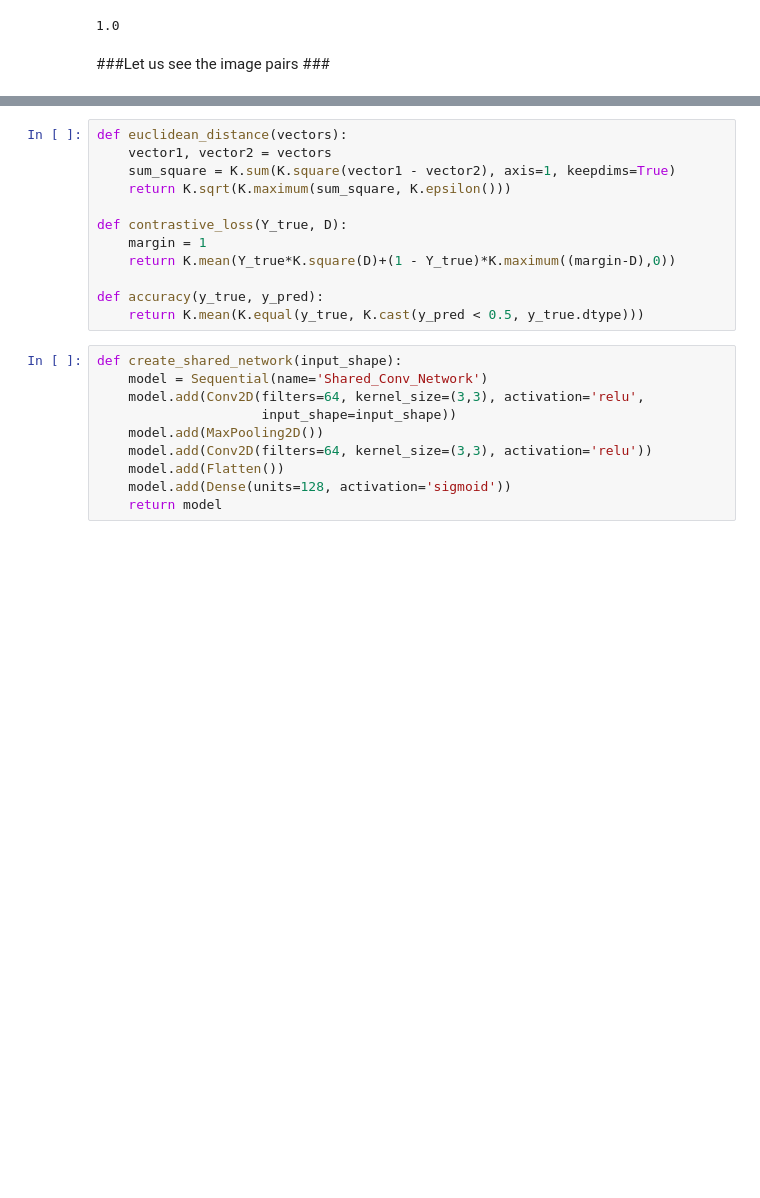
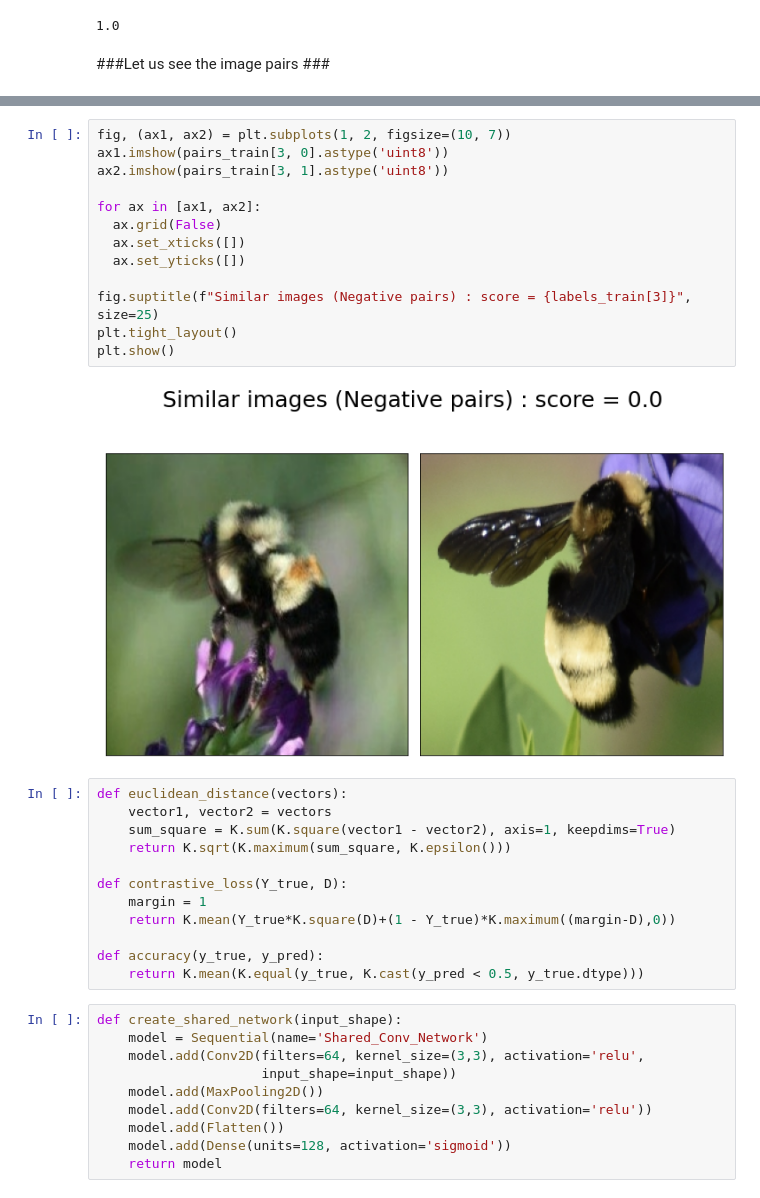
Before and after one commit to demolakstate/bumble_bees_detection, a Jupyter notebook: Siamese_Neural_Network_v8.ipynb, the cells around one changed output, grey strips where cells are left out. Drawn from its saved outputs; the diff is of its cells as text; blank space fills up the shorter version.

```diff
--- a/Siamese_Neural_Network_v8.ipynb
+++ b/Siamese_Neural_Network_v8.ipynb
@@ -133,3 +131,18 @@ Clipping input data to the valid range for imshow with RGB data ([0..1] for floa
+# %%
+fig, (ax1, ax2) = plt.subplots(1, 2, figsize=(10, 7))
+ax1.imshow(pairs_train[3, 0].astype('uint8'))
+ax2.imshow(pairs_train[3, 1].astype('uint8'))
+
+for ax in [ax1, ax2]:
+  ax.grid(False)
+  ax.set_xticks([])
+  ax.set_yticks([])
+
+fig.suptitle(f"Similar images (Negative pairs) : score = {labels_train[3]}", size=25)
+plt.tight_layout()
+plt.show()
+# %% [output]
+[figure, added]
 # %%
 def euclidean_distance(vectors):
     vector1, vector2 = vectors
```
Also changed, not shown: parts of 1 cell of this notebook.
